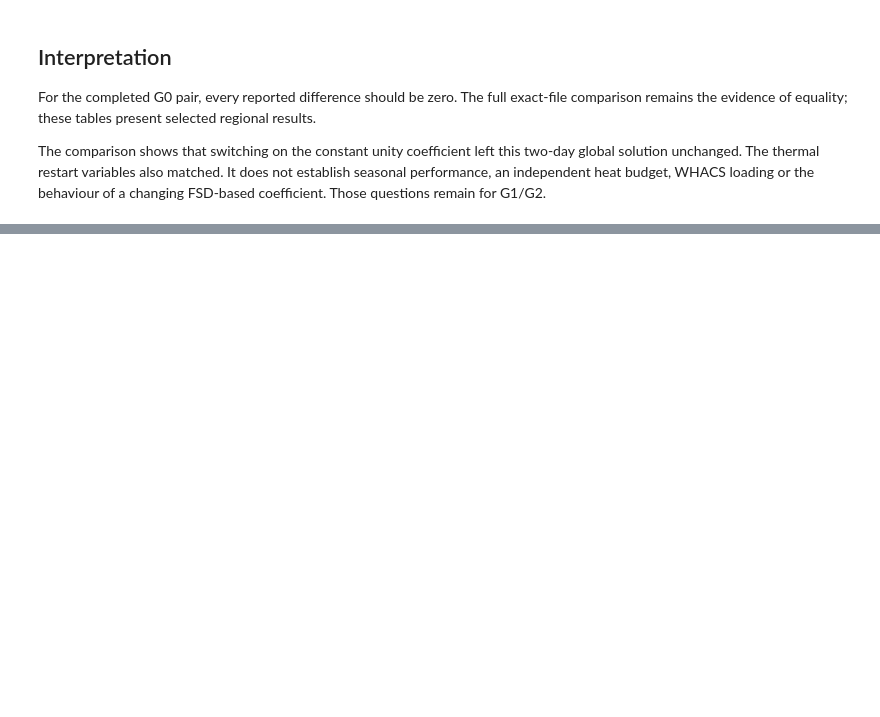
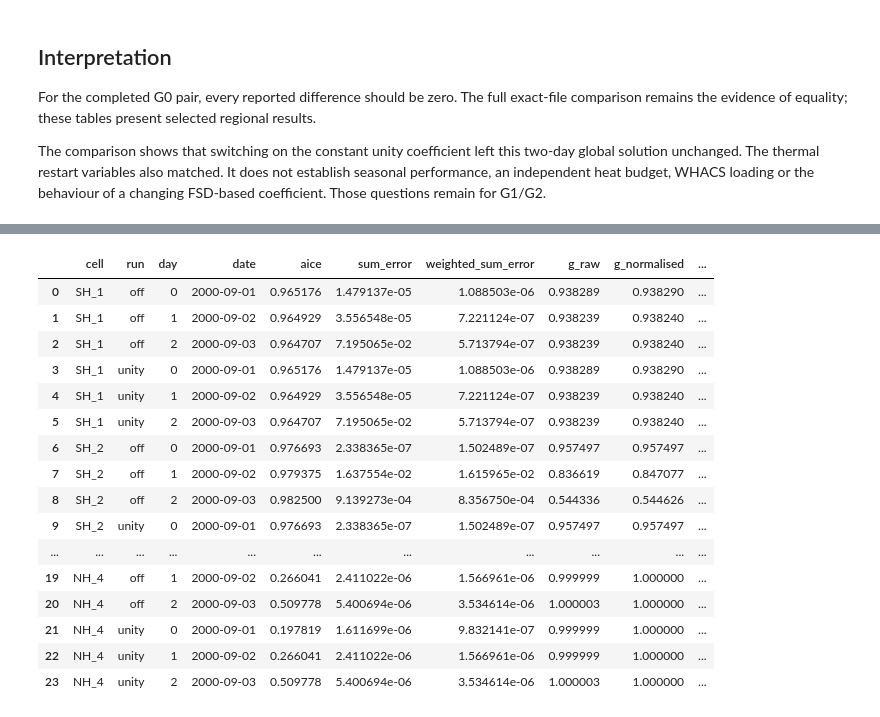
Before and after one commit to dpath2o/CICE_dyntens, a Jupyter notebook: CICE_testing/notebooks/G0.ipynb, the cells around one changed output, grey strips where cells are left out. Cells and saved outputs as stored; diff of their text form; code cells hidden in the pictures; blank space fills up the shorter version.

```diff
--- a/CICE_testing/notebooks/G0.ipynb
+++ b/CICE_testing/notebooks/G0.ipynb
@@ -146,0 +331,20 @@ The comparison shows that switching on the constant unity coefficient left this
+# %%
+selected = []
+for hemisphere, domain in (("SH", (mask == 1) & (lat < 0)), ("NH", (mask == 1) & (lat >= 0))):
+    scores = {"largest sum departure"         : np.max(np.stack([np.nan_to_num(snapshots["off", d]["sum_error"],
+                                                                               nan = -np.inf) for d in range(3)]), axis = 0),
+              "largest area-weighted g effect": np.max(np.stack([np.nan_to_num(area_km2 * snapshots["off", d]["aice"] * np.abs(snapshots["off", d]["delta_g"]),
+                                                                               nan = -np.inf) for d in range(3)]), axis = 0)}
+    for reason, score in scores.items():
+        score = np.where(domain, score, -np.inf)
+        if not np.isfinite(score).any():
+            continue
+        j, i = np.unravel_index(np.argmax(score), score.shape)
+        if (j, i) not in [(r["j"], r["i"]) for r in selected]:
+            selected.append(dict(cell      = f"{hemisphere}_{len(selected)+1}",
+                                 reason    = reason, j = j, i = i,
+                                 latitude  = lat[j, i],
+                                 longitude = lon[j, i]))
+
+cells = pd.DataFrame(selected)
+display(cells.assign(j_1based = cells.j + 1, i_1based = cells.i + 1))
@@ -146,0 +357,35 @@ The comparison shows that switching on the constant unity coefficient left this
+# %%
+records = []
+for cell in selected:
+    j, i = cell["j"], cell["i"]
+    for label in ("off", "unity"):
+        for day in range(3):
+            fields = snapshots[label, day]
+            records.append({"cell": cell["cell"],
+                            "run": label,
+                            "day": day,
+                            "date": f"2000-09-{day+1:02d}",
+                            **{name: values[j, i] for name, values in fields.items()}})
+
+series = pd.DataFrame(records)
+cells.to_csv(out / "selected-cells.csv", index=False)
+series.to_csv(out / "restart-cell-series.csv", index=False)
+display(series)
+# %% [output]
+|  | cell | run | day | date | aice | sum_error | weighted_sum_error | g_raw | g_normalised | ... |
+| 0 | SH_1 | off | 0 | 2000-09-01 | 0.965176 | 1.479137e-05 | 1.088503e-06 | 0.938289 | 0.938290 | ... |
+| 1 | SH_1 | off | 1 | 2000-09-02 | 0.964929 | 3.556548e-05 | 7.221124e-07 | 0.938239 | 0.938240 | ... |
+| 2 | SH_1 | off | 2 | 2000-09-03 | 0.964707 | 7.195065e-02 | 5.713794e-07 | 0.938239 | 0.938240 | ... |
+| 3 | SH_1 | unity | 0 | 2000-09-01 | 0.965176 | 1.479137e-05 | 1.088503e-06 | 0.938289 | 0.938290 | ... |
+| 4 | SH_1 | unity | 1 | 2000-09-02 | 0.964929 | 3.556548e-05 | 7.221124e-07 | 0.938239 | 0.938240 | ... |
+| 5 | SH_1 | unity | 2 | 2000-09-03 | 0.964707 | 7.195065e-02 | 5.713794e-07 | 0.938239 | 0.938240 | ... |
+| 6 | SH_2 | off | 0 | 2000-09-01 | 0.976693 | 2.338365e-07 | 1.502489e-07 | 0.957497 | 0.957497 | ... |
+| 7 | SH_2 | off | 1 | 2000-09-02 | 0.979375 | 1.637554e-02 | 1.615965e-02 | 0.836619 | 0.847077 | ... |
+| 8 | SH_2 | off | 2 | 2000-09-03 | 0.982500 | 9.139273e-04 | 8.356750e-04 | 0.544336 | 0.544626 | ... |
+| 9 | SH_2 | unity | 0 | 2000-09-01 | 0.976693 | 2.338365e-07 | 1.502489e-07 | 0.957497 | 0.957497 | ... |
+| ... | ... | ... | ... | ... | ... | ... | ... | ... | ... | ... |
+| 19 | NH_4 | off | 1 | 2000-09-02 | 0.266041 | 2.411022e-06 | 1.566961e-06 | 0.999999 | 1.000000 | ... |
+| 20 | NH_4 | off | 2 | 2000-09-03 | 0.509778 | 5.400694e-06 | 3.534614e-06 | 1.000003 | 1.000000 | ... |
+| 21 | NH_4 | unity | 0 | 2000-09-01 | 0.197819 | 1.611699e-06 | 9.832141e-07 | 0.999999 | 1.000000 | ... |
+| 22 | NH_4 | unity | 1 | 2000-09-02 | 0.266041 | 2.411022e-06 | 1.566961e-06 | 0.999999 | 1.000000 | ... |
+| 23 | NH_4 | unity | 2 | 2000-09-03 | 0.509778 | 5.400694e-06 | 3.534614e-06 | 1.000003 | 1.000000 | ... |
```
Also changed, not shown: parts of 16 cells of this notebook.
